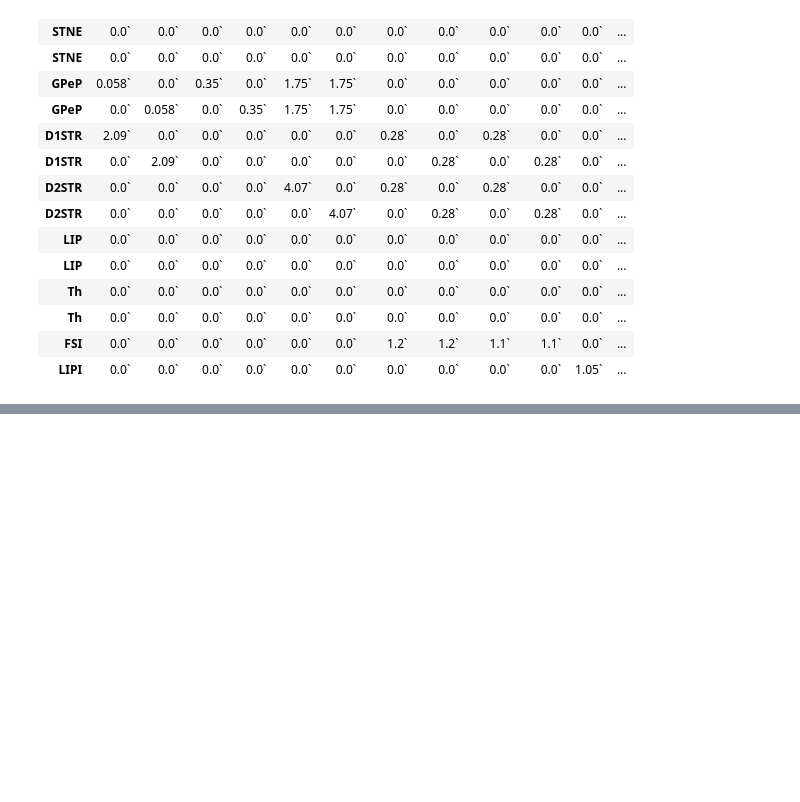
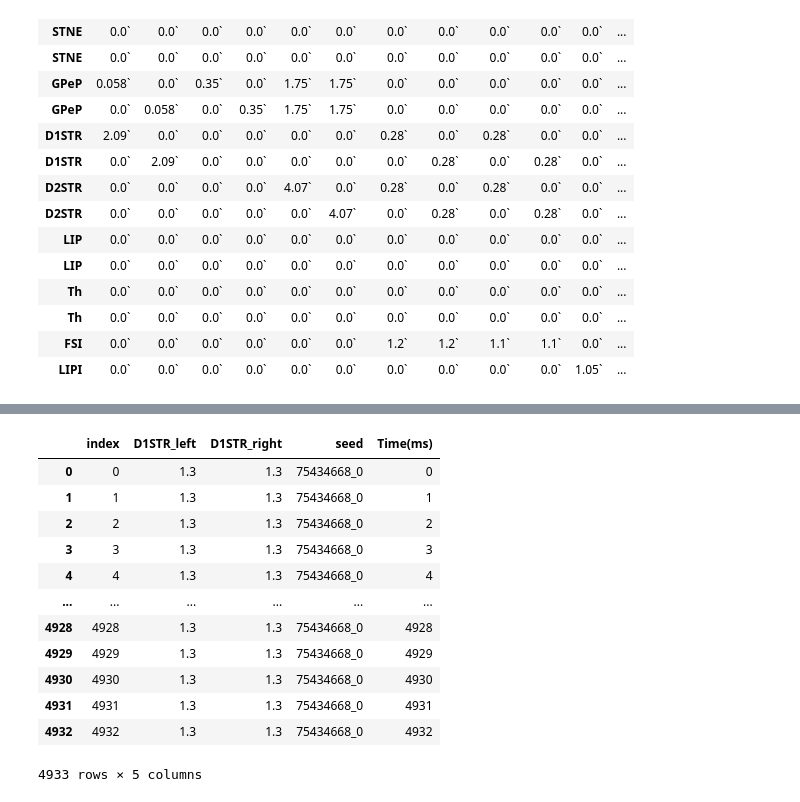
Before and after one commit to CoAxLab/CBGTPy, a Jupyter notebook: network_simulation-plasticity.ipynb, the cells around one changed output, grey strips where cells are left out. Saved outputs shown, nothing was run; the diff lists cells and outputs as text; code cells hidden in the pictures; blank space fills up the shorter version.

```diff
--- a/network_simulation-plasticity.ipynb
+++ b/network_simulation-plasticity.ipynb
@@ -345,0 +334,16 @@ firing_rates[0]
+# %%
+recorded_variables['optogenetic_input']
+# %% [output]
+|  | index | D1STR_left | D1STR_right | seed | Time(ms) |
+| 0 | 0 | 1.3 | 1.3 | 75434668_0 | 0 |
+| 1 | 1 | 1.3 | 1.3 | 75434668_0 | 1 |
+| 2 | 2 | 1.3 | 1.3 | 75434668_0 | 2 |
+| 3 | 3 | 1.3 | 1.3 | 75434668_0 | 3 |
+| 4 | 4 | 1.3 | 1.3 | 75434668_0 | 4 |
+| ... | ... | ... | ... | ... | ... |
+| 4928 | 4928 | 1.3 | 1.3 | 75434668_0 | 4928 |
+| 4929 | 4929 | 1.3 | 1.3 | 75434668_0 | 4929 |
+| 4930 | 4930 | 1.3 | 1.3 | 75434668_0 | 4930 |
+| 4931 | 4931 | 1.3 | 1.3 | 75434668_0 | 4931 |
+| 4932 | 4932 | 1.3 | 1.3 | 75434668_0 | 4932 |
+4933 rows × 5 columns
```
Also changed, not shown: parts of 21 cells of this notebook, 2 other files.
